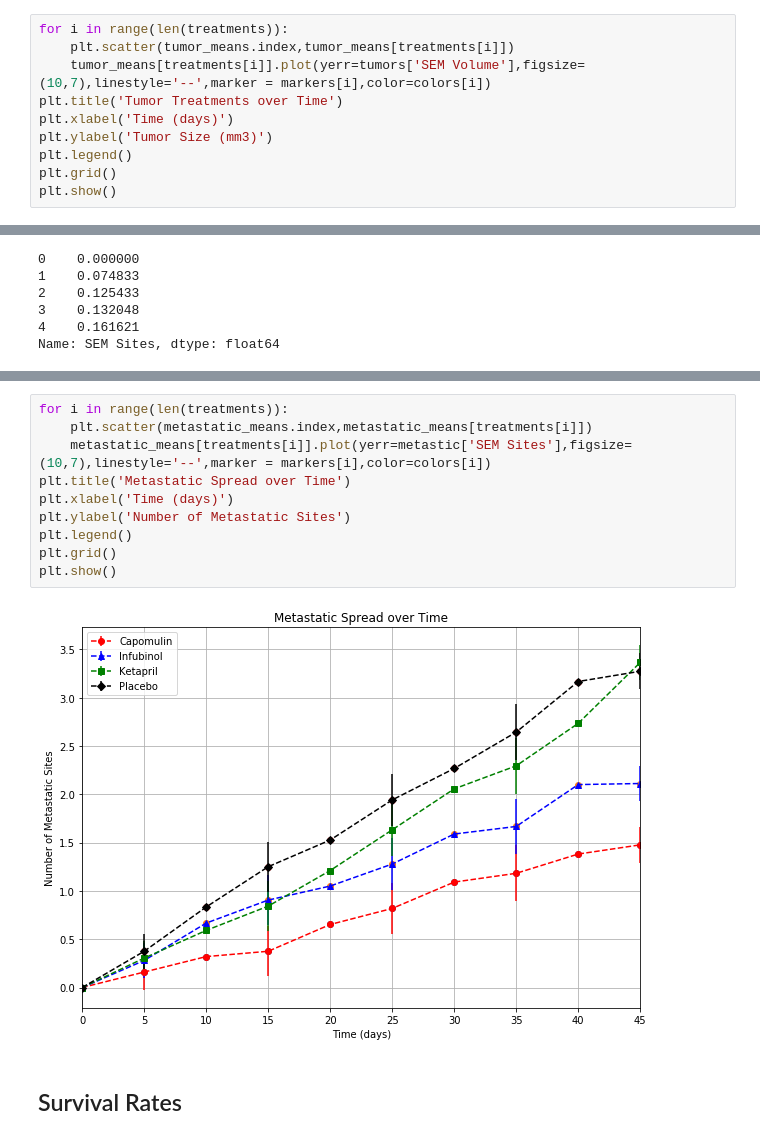
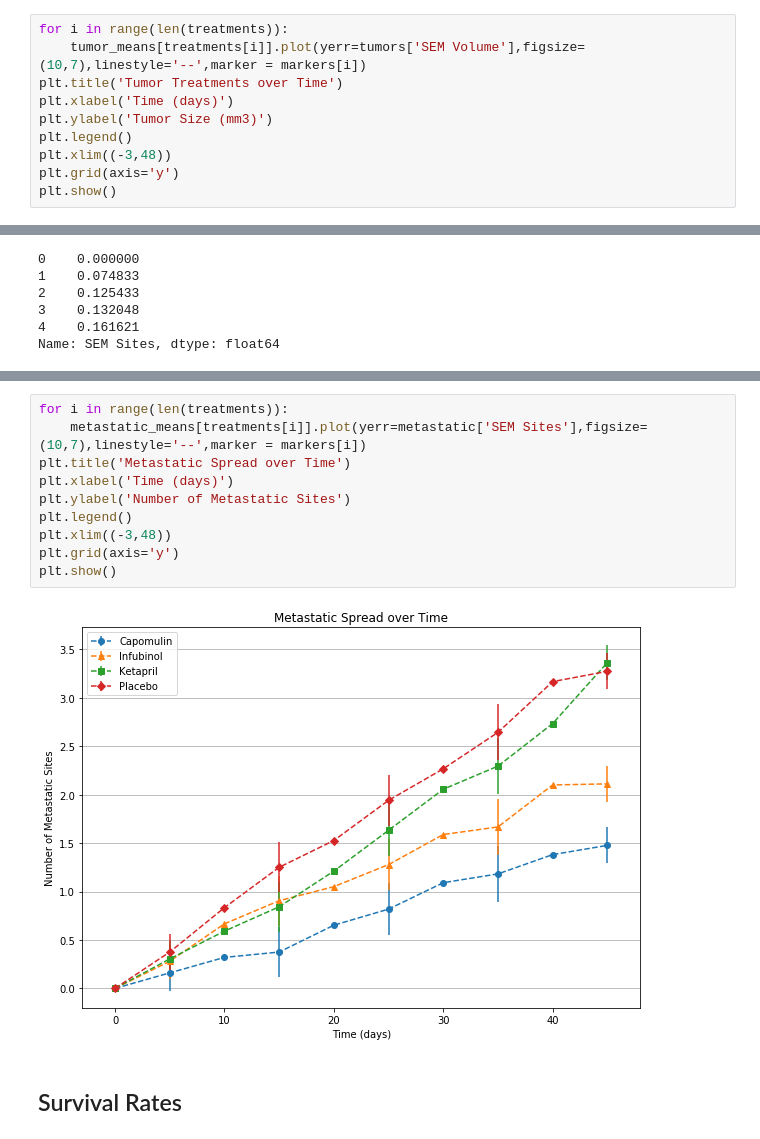
Before and after one commit to JansenKat/matplotlib-challenge, a Jupyter notebook: Pymaceuticals/pymaceuticals_starter.ipynb, the cells around one changed output, grey strips where cells are left out. Cells and saved outputs as stored; diff of their text form.

```diff
--- a/Pymaceuticals/pymaceuticals_starter.ipynb
+++ b/Pymaceuticals/pymaceuticals_starter.ipynb
@@ -92,12 +92,12 @@ tumor_means
 | 45 | 36.236114 | 64.132421 | 65.755562 | 70.662958 | 69.265506 | 68.084082 | 66.258529 | 34.955595 | 68.438310 | ... |
 # %%
 for i in range(len(treatments)):
-    plt.scatter(tumor_means.index,tumor_means[treatments[i]])
-    tumor_means[treatments[i]].plot(yerr=tumors['SEM Volume'],figsize=(10,7),linestyle='--',marker = markers[i],color=colors[i])
+    tumor_means[treatments[i]].plot(yerr=tumors['SEM Volume'],figsize=(10,7),linestyle='--',marker = markers[i])
 plt.title('Tumor Treatments over Time')
 plt.xlabel('Time (days)')
 plt.ylabel('Tumor Size (mm3)')
 plt.legend()
-plt.grid()
+plt.xlim((-3,48))
+plt.grid(axis='y')
 plt.show()
 # %% [output]
@@ -160,15 +165,15 @@ metastatic_means.head()
 # %%
 for i in range(len(treatments)):
-    plt.scatter(metastatic_means.index,metastatic_means[treatments[i]])
-    metastatic_means[treatments[i]].plot(yerr=metastic['SEM Sites'],figsize=(10,7),linestyle='--',marker = markers[i],color=colors[i])
+    metastatic_means[treatments[i]].plot(yerr=metastatic['SEM Sites'],figsize=(10,7),linestyle='--',marker = markers[i])
 plt.title('Metastatic Spread over Time')
 plt.xlabel('Time (days)')
 plt.ylabel('Number of Metastatic Sites')
 plt.legend()
-plt.grid()
+plt.xlim((-3,48))
+plt.grid(axis='y')
 plt.show()
 # %% [output]
-[figure, old version]
+[figure, new version]
 # %% [markdown]
 ## Survival Rates
 # %%
```
Also changed, not shown: parts of 8 cells of this notebook, 2 other files.
